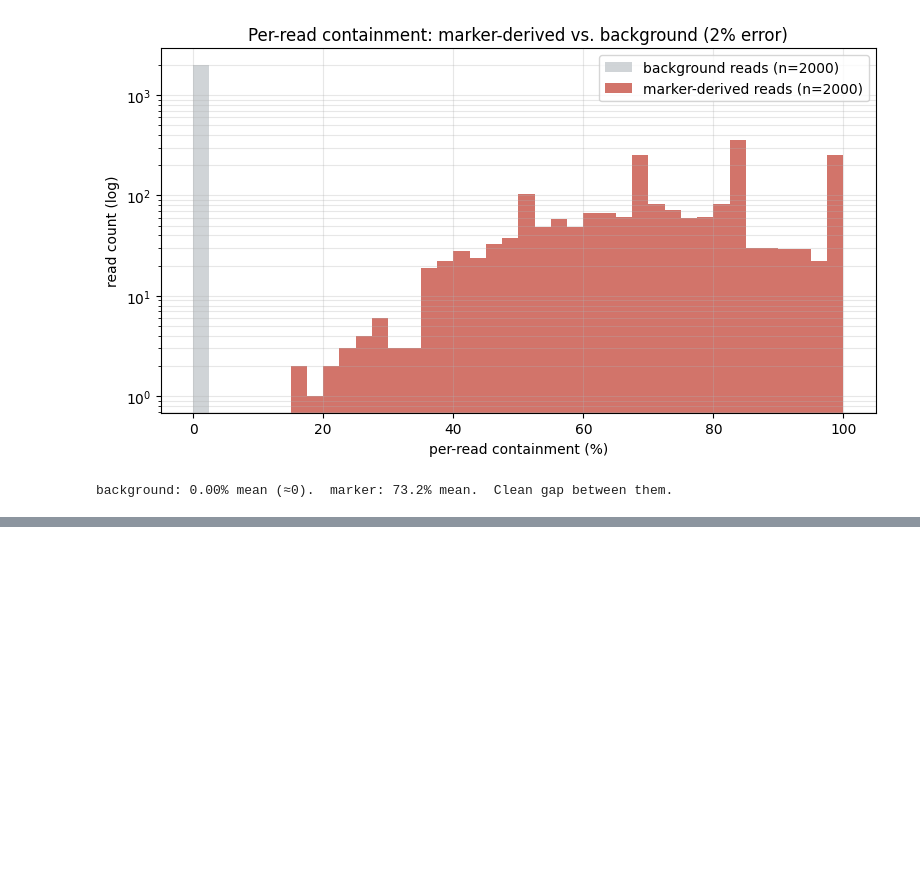
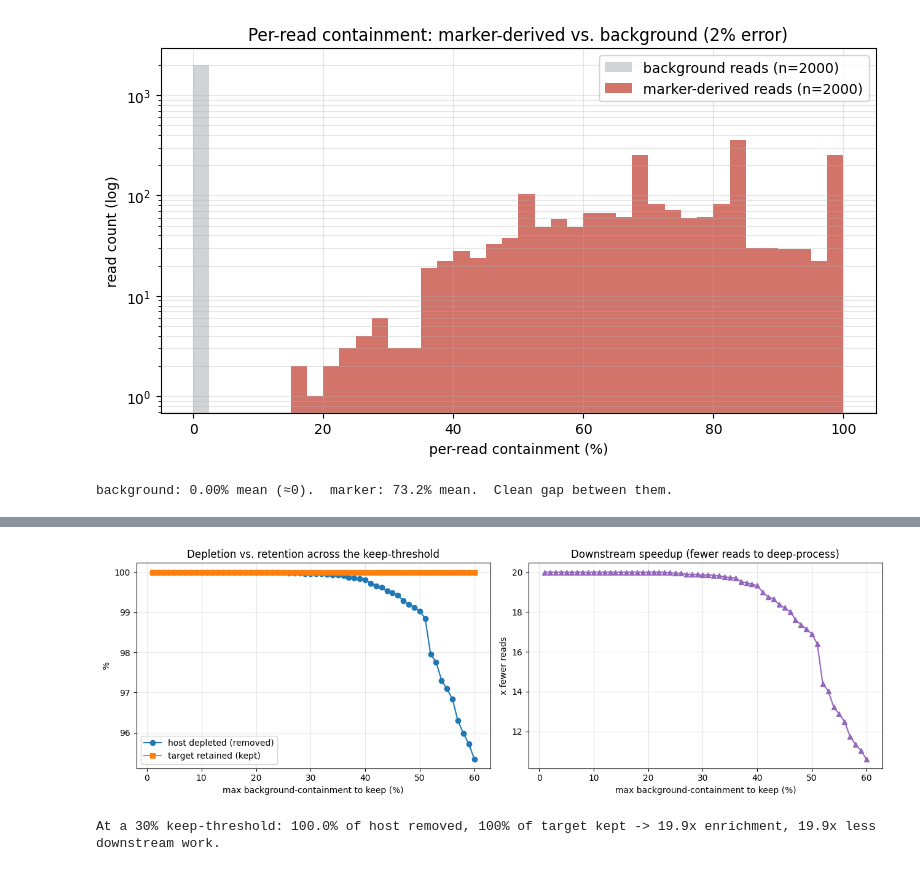
Before and after one commit to frasertajima/tiny_pointers_dna_lab, a Jupyter notebook: kmerstash_demo.ipynb, the cells around one changed output, grey strips where cells are left out. Drawn from its saved outputs; the diff is of its cells as text; code cells hidden in the pictures; blank space fills up the shorter version.

```diff
--- a/kmerstash_demo.ipynb
+++ b/kmerstash_demo.ipynb
@@ -192,0 +243,19 @@ background: 0.00% mean (≈0).  marker: 73.2% mean.  Clean gap between them.
+# %%
+dp = run_csv("bench", "--kind", "deplete")
+fig, ax = plt.subplots(1, 2, figsize=(13, 4.3))
+ax[0].plot(dp["threshold"]*100, dp["host_depleted"]*100, "o-", label="host depleted (removed)")
+ax[0].plot(dp["threshold"]*100, dp["target_retained"]*100, "s-", label="target retained (kept)")
+ax[0].set_title("Depletion vs. retention across the keep-threshold")
+ax[0].set_xlabel("max background-containment to keep (%)"); ax[0].set_ylabel("%")
+ax[0].legend(); ax[0].grid(alpha=.3)
+ax[1].plot(dp["threshold"]*100, dp["downstream_speedup"], "^-", color="tab:purple")
+ax[1].set_title("Downstream speedup (fewer reads to deep-process)")
+ax[1].set_xlabel("max background-containment to keep (%)"); ax[1].set_ylabel("x fewer reads")
+ax[1].grid(alpha=.3); plt.tight_layout(); plt.show()
+row = dp[np.isclose(dp.threshold, 0.30)].iloc[0]
+print(f"At a 30% keep-threshold: {row.host_depleted*100:.1f}% of host removed, "
+      f"{row.target_retained*100:.0f}% of target kept -> {row.enrichment:.1f}x enrichment, "
+      f"{row.downstream_speedup:.1f}x less downstream work.")
+# %% [output]
+[figure, added]
+At a 30% keep-threshold: 100.0% of host removed, 100% of target kept -> 19.9x enrichment, 19.9x less downstream work.
```
Also changed, not shown: parts of 10 cells of this notebook, 4 other files.
